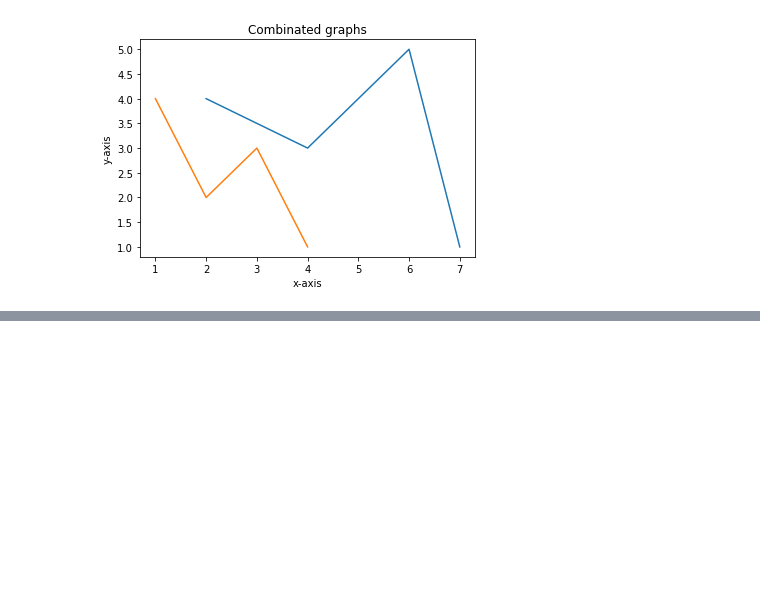
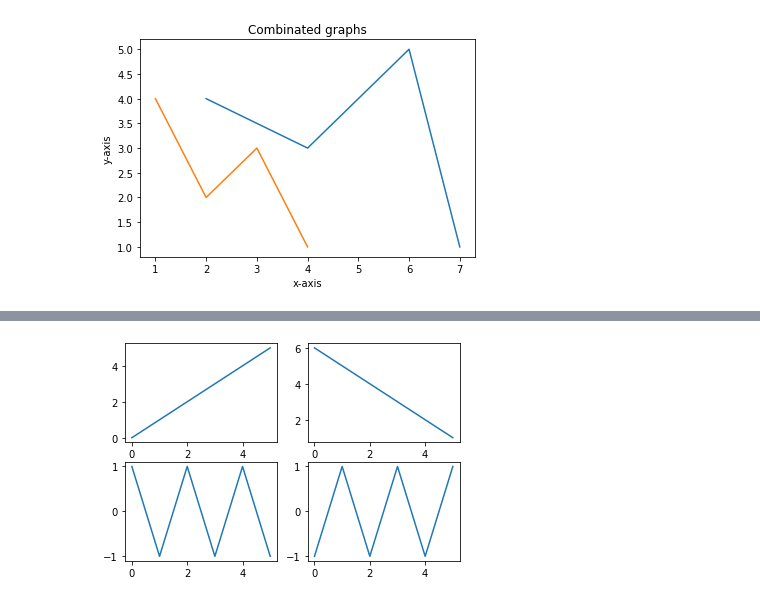
Before and after one commit to annassanchez/HY-2021-DataScience, a Jupyter notebook: week03/Week03.ipynb, the cells around one changed output, grey strips where cells are left out. Cells and saved outputs as stored; diff of their text form; code cells hidden in the pictures; blank space fills up the shorter version.

```diff
--- a/week03/Week03.ipynb
+++ b/week03/Week03.ipynb
@@ -677,0 +691,12 @@ plt.show()
+# %%
+plt.subplot(2, 2, 1)    # Note the 1-indexing of subplots.
+plt.plot(np.arange(6))
+plt.subplot(2, 2, 2)
+plt.plot(np.arange(6, 0, -1))
+plt.subplot(2, 2, 3)
+plt.plot((-1)**np.arange(6))
+plt.subplot(2, 2, 4)
+plt.plot((-1)**np.arange(1, 7))
+plt.show()
+# %% [output]
+[figure, added]
```
Also changed, not shown: parts of 2 cells of this notebook.
